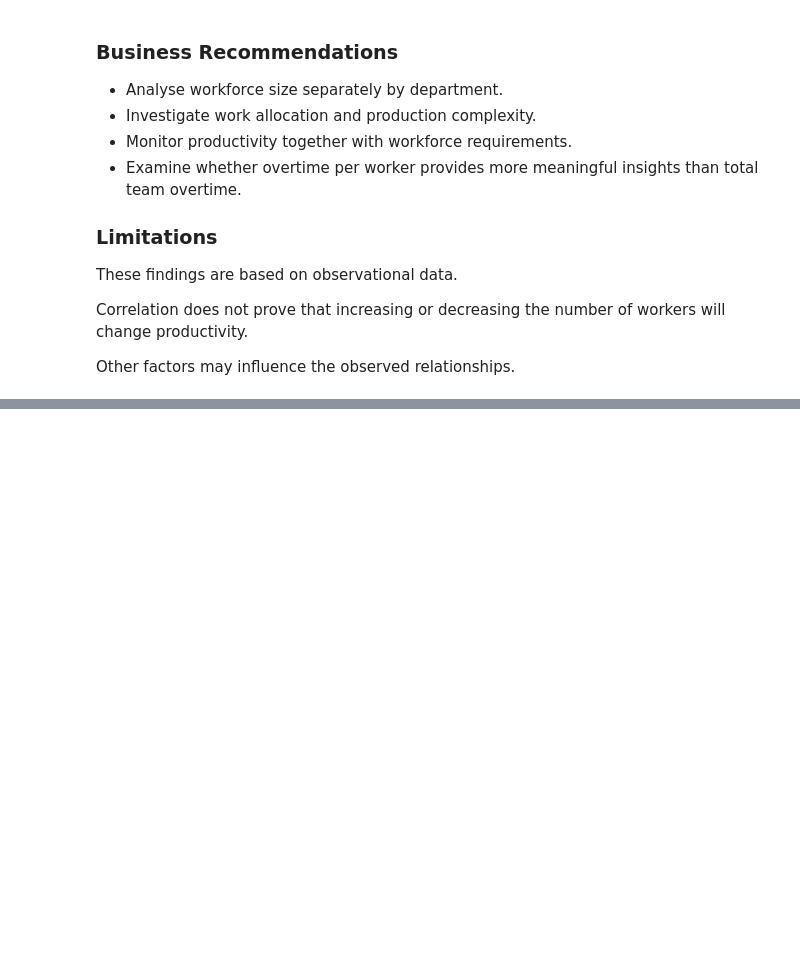
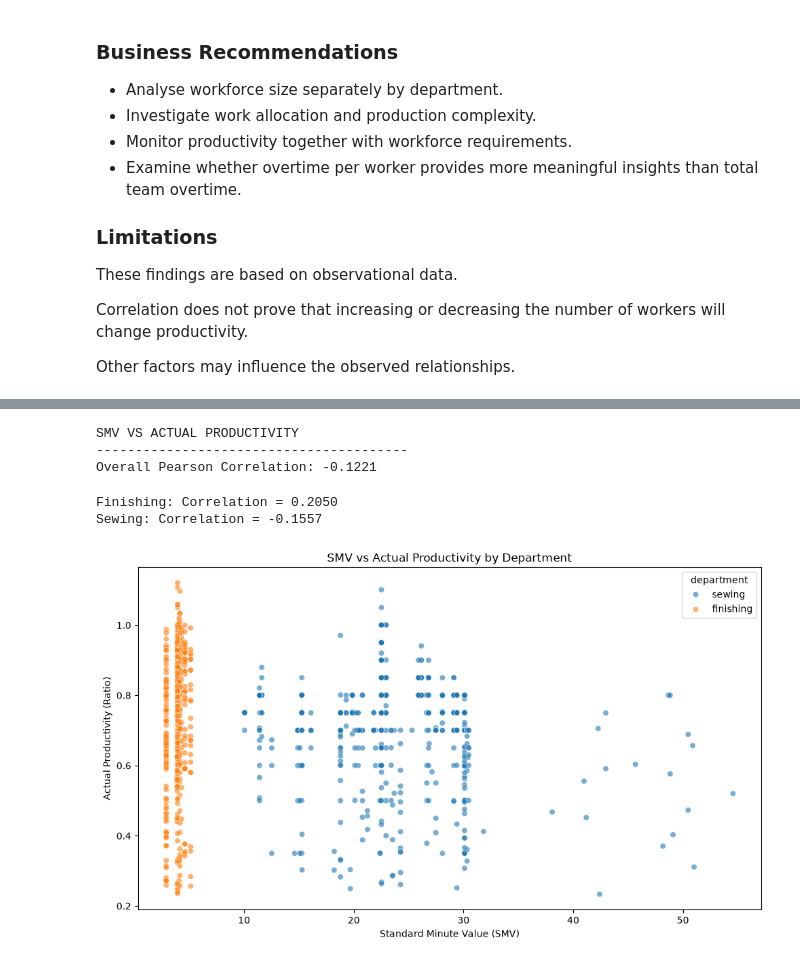
Before and after one commit to Reshmila2002/garment-production-intelligence, a Jupyter notebook: notebooks/03_operational_productivity_analysis.ipynb, the cells around one changed output, grey strips where cells are left out. Cells and saved outputs as stored; diff of their text form; code cells hidden in the pictures; blank space fills up the shorter version.

Commit message:
Update 03_operational_productivity_analysis.ipynb
Add SMV and productivity relationship analysis

```diff
--- a/notebooks/03_operational_productivity_analysis.ipynb
+++ b/notebooks/03_operational_productivity_analysis.ipynb
@@ -646,0 +663,59 @@ Other factors may influence the observed relationships.
+# %%
+
+# Calculate correlation between SMV and productivity
+
+smv_corr = operational_df["smv"].corr(
+    operational_df["actual_productivity"],
+    method="pearson"
+)
+
+print("SMV VS ACTUAL PRODUCTIVITY")
+print("-" * 40)
+
+print(f"Overall Pearson Correlation: {smv_corr:.4f}")
+# %% [output]
+SMV VS ACTUAL PRODUCTIVITY
+----------------------------------------
+Overall Pearson Correlation: -0.1221
+# %%
+
+# SMV and productivity correlation by department
+
+for department, group in operational_df.groupby("department"):
+
+    correlation = group["smv"].corr(
+        group["actual_productivity"]
+    )
+
+    print(
+        f"{department.title()}: "
+        f"Correlation = {correlation:.4f}"
+    )
+# %% [output]
+Finishing: Correlation = 0.2050
+Sewing: Correlation = -0.1557
+# %%
+
+# Visualize SMV vs actual productivity
+
+import matplotlib.pyplot as plt
+import seaborn as sns
+
+plt.figure(figsize=(10, 6))
+
+sns.scatterplot(
+    data=operational_df,
+    x="smv",
+    y="actual_productivity",
+    hue="department",
+    alpha=0.6
+)
+
+plt.title("SMV vs Actual Productivity by Department")
+plt.xlabel("Standard Minute Value (SMV)")
+plt.ylabel("Actual Productivity (Ratio)")
+
+plt.tight_layout()
+plt.show()
+# %% [output]
+[figure, added]
```
Also changed, not shown: parts of 7 cells of this notebook.
